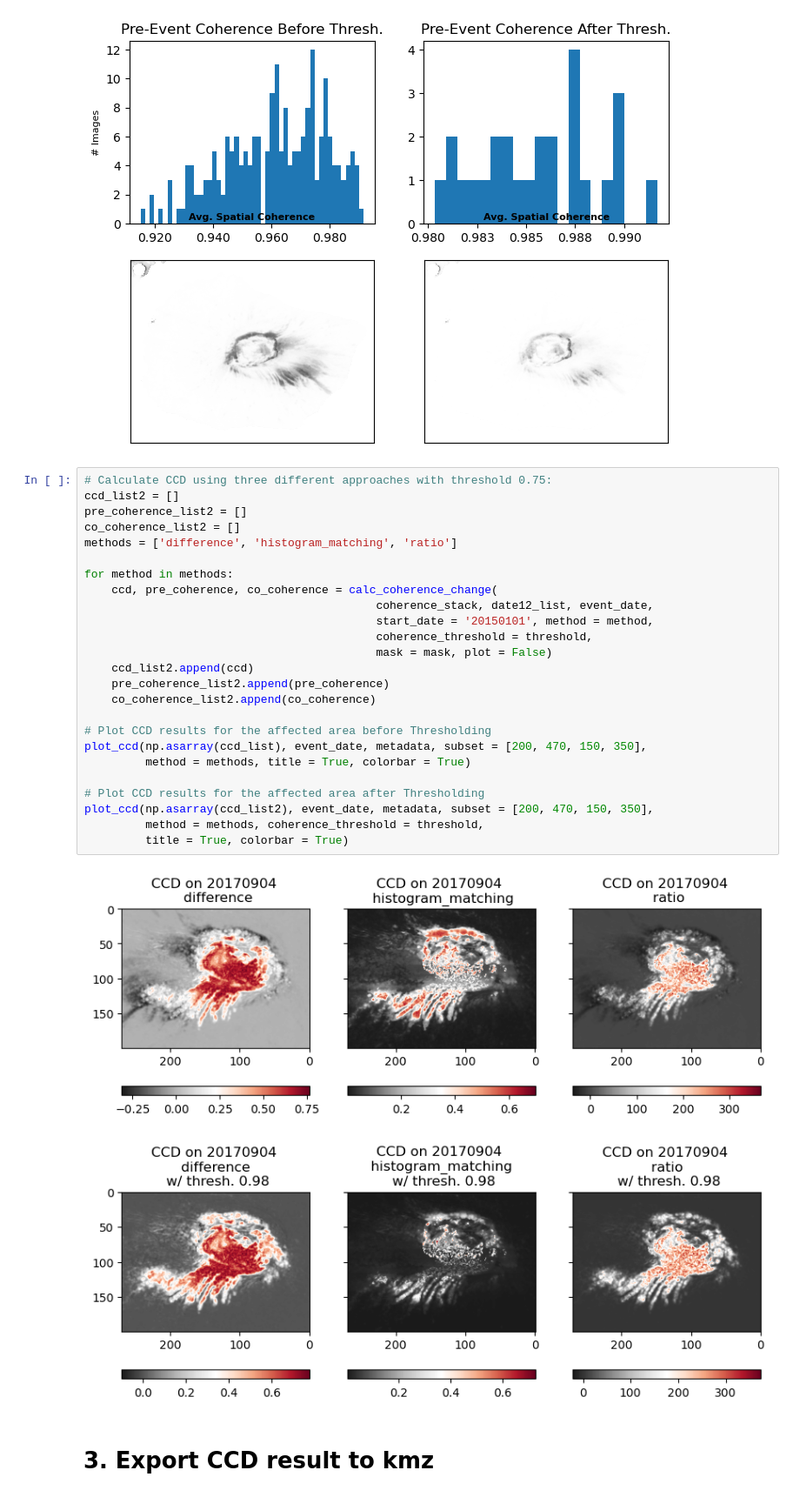
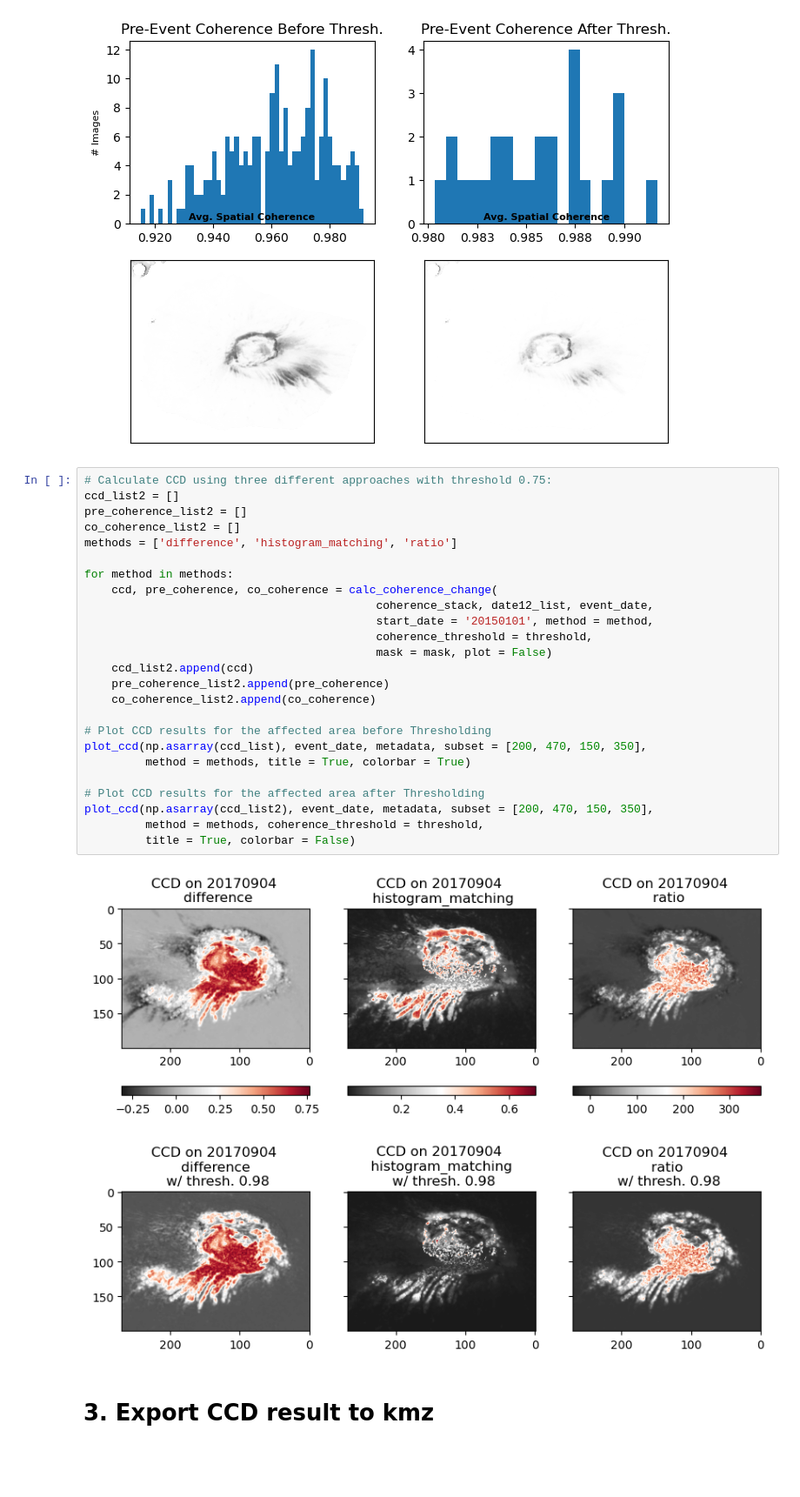
Before and after one commit to insarlab/MintPy-tutorial, a Jupyter notebook: applications/coherence_change_detection.ipynb, the cells around one changed output. Shown at 87% size. Saved outputs shown, nothing was run; the diff lists cells and outputs as text; blank space fills up the shorter version.

```diff
--- a/applications/coherence_change_detection.ipynb
+++ b/applications/coherence_change_detection.ipynb
@@ -340,31 +340,31 @@ Finish CCD calculation. Output: ccd, pre_coherence, co_coherence
 # %%
 # Calculate CCD using three different approaches with threshold 0.75:
 ccd_list2 = []
 pre_coherence_list2 = []
 co_coherence_list2 = []
 methods = ['difference', 'histogram_matching', 'ratio']
 
 for method in methods:
     ccd, pre_coherence, co_coherence = calc_coherence_change(
                                            coherence_stack, date12_list, event_date,
                                            start_date = '20150101', method = method,
                                            coherence_threshold = threshold,
                                            mask = mask, plot = False)
     ccd_list2.append(ccd)
     pre_coherence_list2.append(pre_coherence)
     co_coherence_list2.append(co_coherence)
 
 # Plot CCD results for the affected area before Thresholding
 plot_ccd(np.asarray(ccd_list), event_date, metadata, subset = [200, 470, 150, 350],
          method = methods, title = True, colorbar = True)
 
 # Plot CCD results for the affected area after Thresholding
 plot_ccd(np.asarray(ccd_list2), event_date, metadata, subset = [200, 470, 150, 350],
          method = methods, coherence_threshold = threshold,
-         title = True, colorbar = True)
+         title = True, colorbar = False)
 # %% [output]
 [figure]
-[figure, old version]
+[figure, new version]
 # %% [markdown]
 # 3. Export CCD result to kmz
 # %%
```
Also changed, not shown: parts of 1 cell of this notebook.
